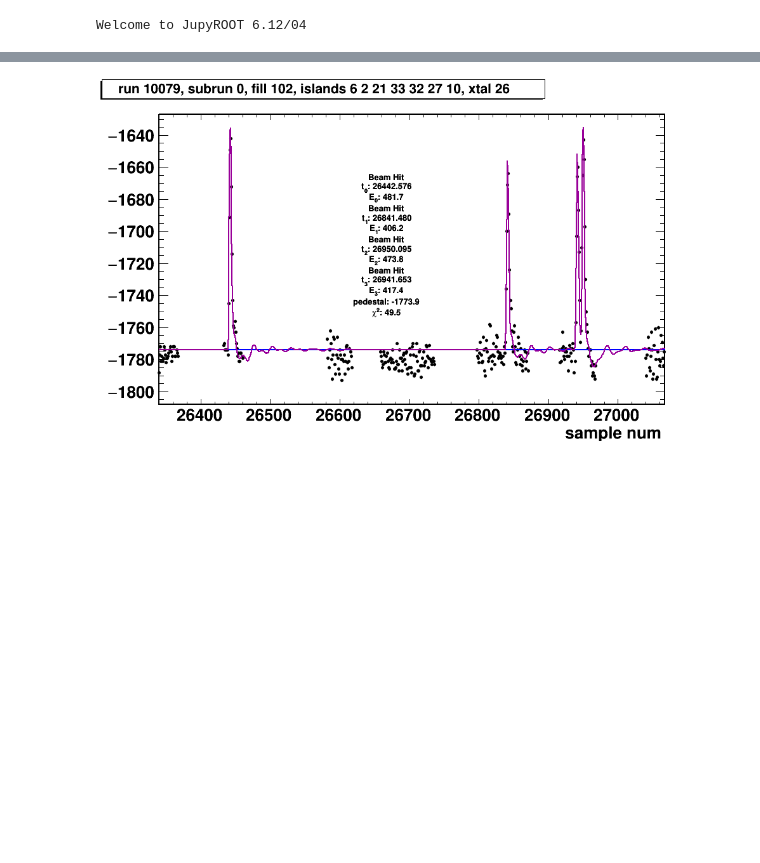
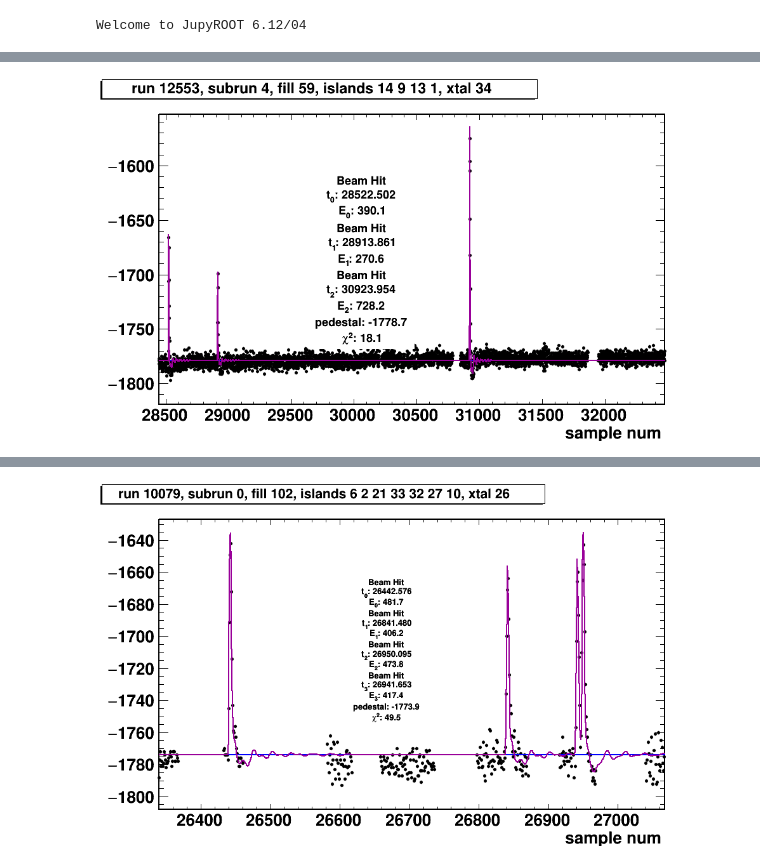
Before and after one commit to atfienberg/fitDisplay, a Jupyter notebook: islandFitDisplay.ipynb, the cells around one changed output, grey strips where cells are left out. Cells and saved outputs as stored; diff of their text form; code cells hidden in the pictures; blank space fills up the shorter version.

```diff
--- a/islandFitDisplay.ipynb
+++ b/islandFitDisplay.ipynb
@@ -192,3 +196,7 @@ plot_one_with_index(90,19,22)
+# %%
+plot_one_with_index(59,14,34,(0.3, 0.8, 0.5, 0.2))
+# %% [output]
+[figure, added]
 # %%
 plot_one_with_index(13,20, 22)
 # %% [output]
```
Also changed, not shown: parts of 10 cells of this notebook.
